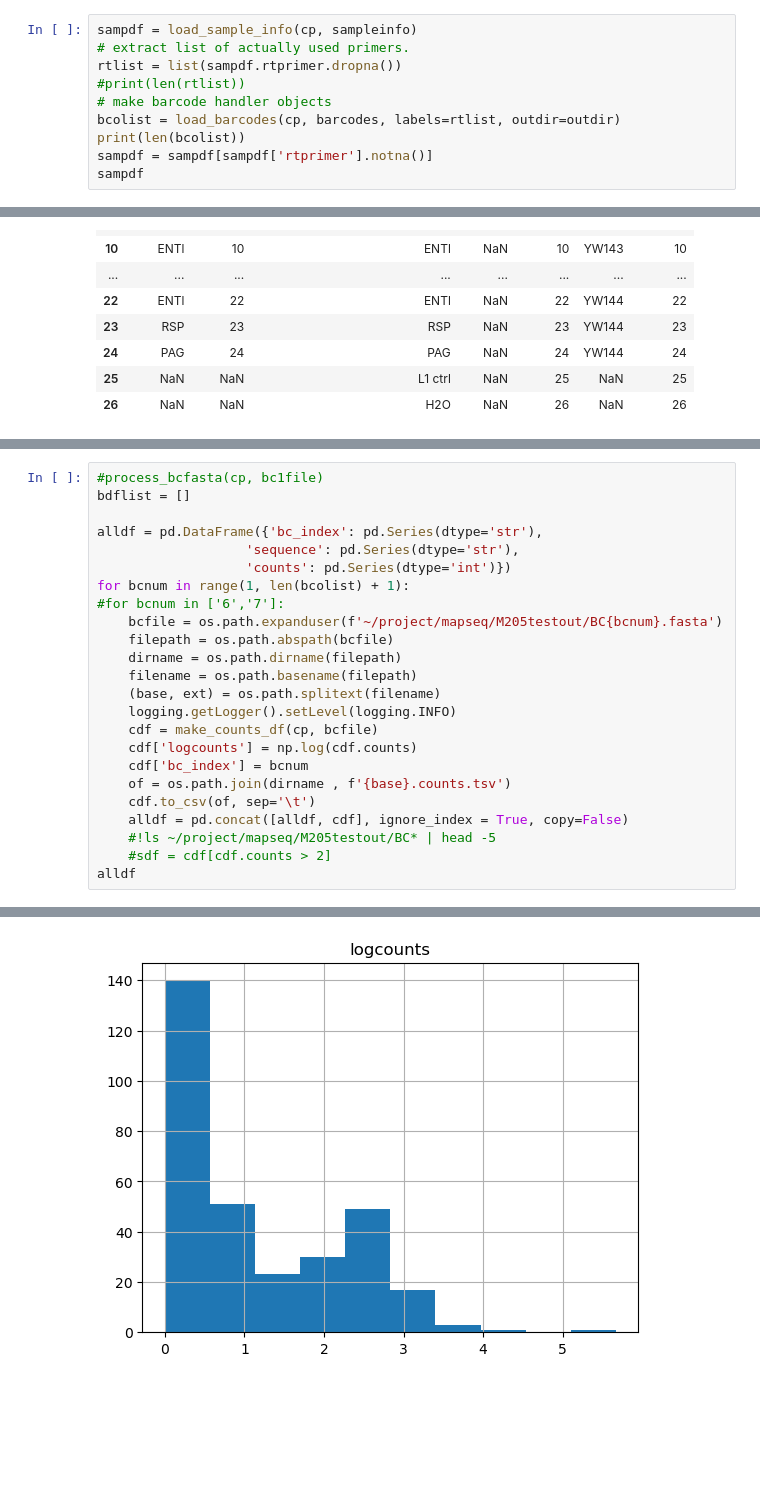
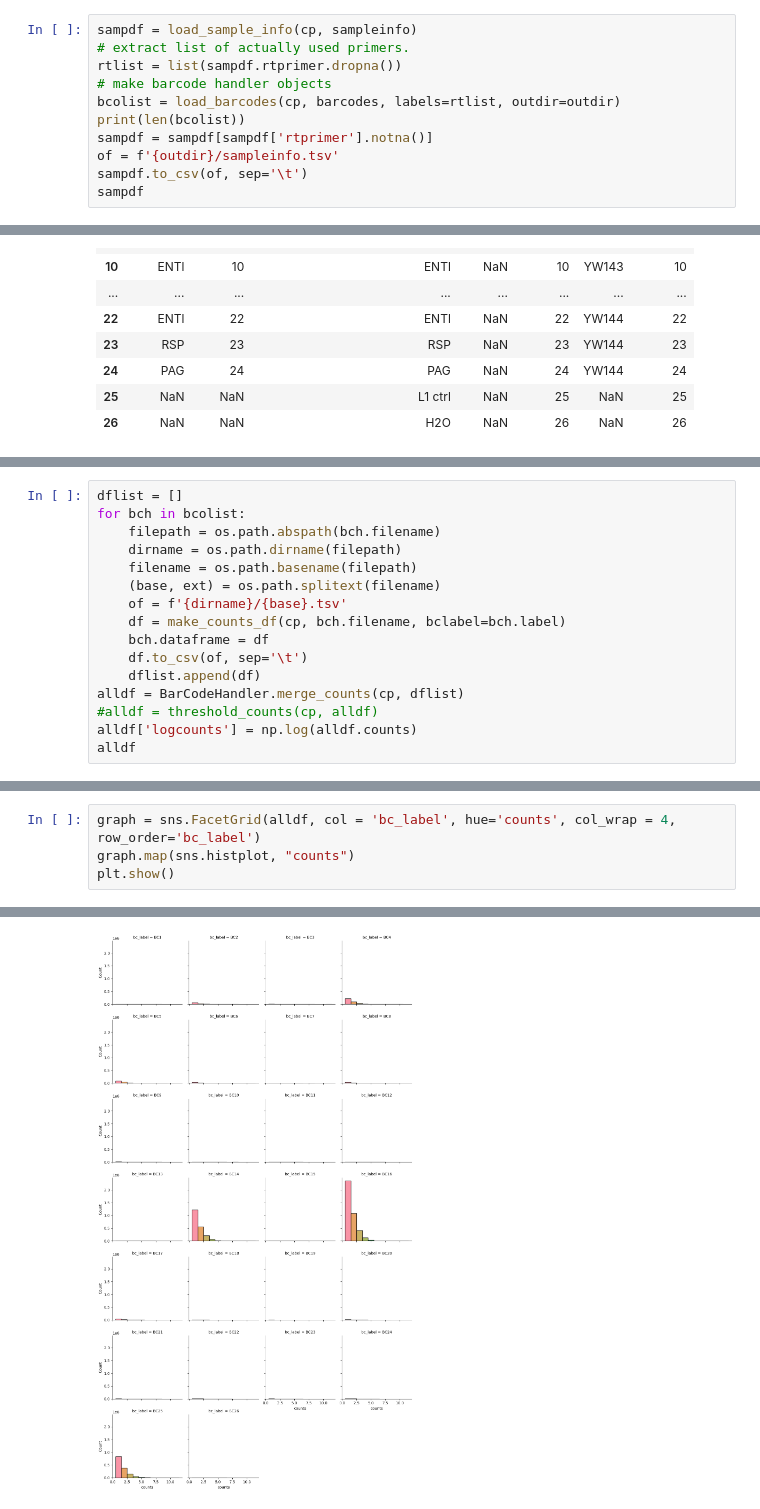
Before and after one commit to ZadorLaboratory/mapseq-processing, a Jupyter notebook: notebooks/MAPseq Processing.ipynb, the cells around one changed output, grey strips where cells are left out. Drawn from its saved outputs; the diff is of its cells as text; blank space fills up the shorter version.

```diff
--- a/notebooks/MAPseq Processing.ipynb
+++ b/notebooks/MAPseq Processing.ipynb
@@ -36,11 +42,12 @@ Done
 sampdf = load_sample_info(cp, sampleinfo)
 # extract list of actually used primers.
 rtlist = list(sampdf.rtprimer.dropna())
-#print(len(rtlist))
 # make barcode handler objects
 bcolist = load_barcodes(cp, barcodes, labels=rtlist, outdir=outdir)
 print(len(bcolist))
 sampdf = sampdf[sampdf['rtprimer'].notna()]
+of = f'{outdir}/sampleinfo.tsv'
+sampdf.to_csv(of, sep='\t')
 sampdf
 # %% [output]
 26
@@ -128,25 +91,17 @@ BC14.counts.tsv BC19.fasta      BC24.counts.tsv BC5.fasta
 # %%
-#process_bcfasta(cp, bc1file)
-bdflist = []
-
-alldf = pd.DataFrame({'bc_index': pd.Series(dtype='str'),
-                   'sequence': pd.Series(dtype='str'),
-                   'counts': pd.Series(dtype='int')})
-for bcnum in range(1, len(bcolist) + 1):
-#for bcnum in ['6','7']:
-    bcfile = os.path.expanduser(f'~/project/mapseq/M205testout/BC{bcnum}.fasta')
-    filepath = os.path.abspath(bcfile)
+dflist = []
+for bch in bcolist:
+    filepath = os.path.abspath(bch.filename)
     dirname = os.path.dirname(filepath)
     filename = os.path.basename(filepath)
     (base, ext) = os.path.splitext(filename)
-    logging.getLogger().setLevel(logging.INFO)
-    cdf = make_counts_df(cp, bcfile)
-    cdf['logcounts'] = np.log(cdf.counts)
-    cdf['bc_index'] = bcnum
-    of = os.path.join(dirname , f'{base}.counts.tsv')
-    cdf.to_csv(of, sep='\t')
-    alldf = pd.concat([alldf, cdf], ignore_index = True, copy=False)
-    #!ls ~/project/mapseq/M205testout/BC* | head -5
-    #sdf = cdf[cdf.counts > 2]
+    of = f'{dirname}/{base}.tsv'
+    df = make_counts_df(cp, bch.filename, bclabel=bch.label)
+    bch.dataframe = df
+    df.to_csv(of, sep='\t')
+    dflist.append(df)
+alldf = BarCodeHandler.merge_counts(cp, dflist)
+#alldf = threshold_counts(cp, alldf)
+alldf['logcounts'] = np.log(alldf.counts)
 alldf
 # %% [output]
@@ -183,2 +138,5 @@ alldf
 # %%
+graph = sns.FacetGrid(alldf, col = 'bc_label', hue='counts', col_wrap = 4, row_order='bc_label')
+graph.map(sns.histplot, "counts")
+plt.show()
 # %% [output]
@@ -186,2 +143,2 @@ array([[<AxesSubplot: title={'center': 'logcounts'}>]], dtype=object)
-[figure, old version]
+[figure, new version]
 # %%
```
Also changed, not shown: parts of 10 cells of this notebook, 9 other files.
